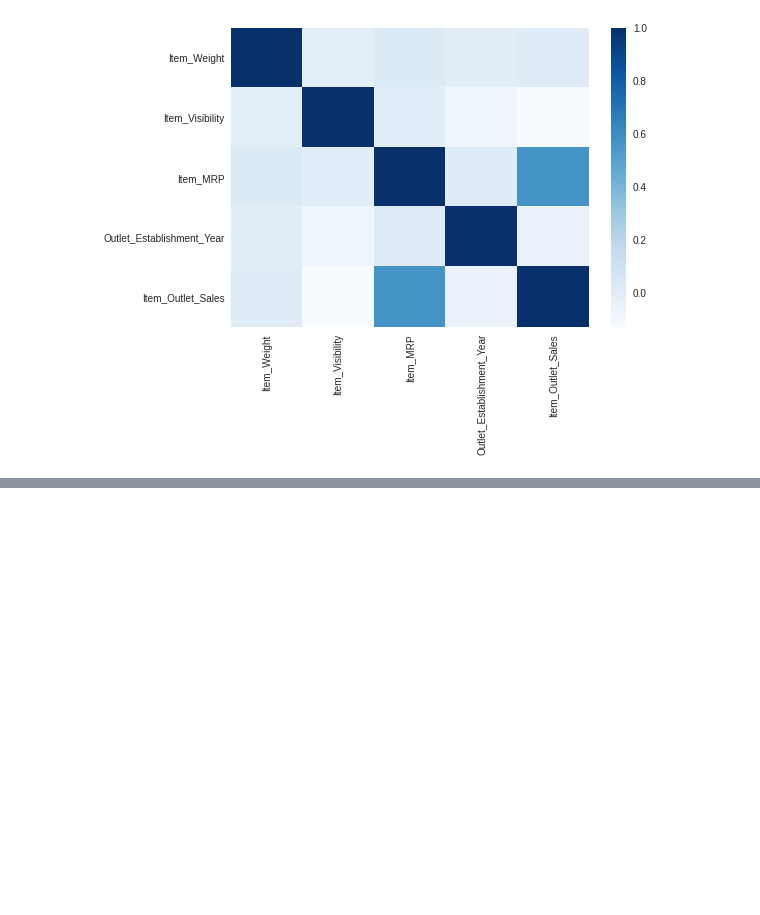
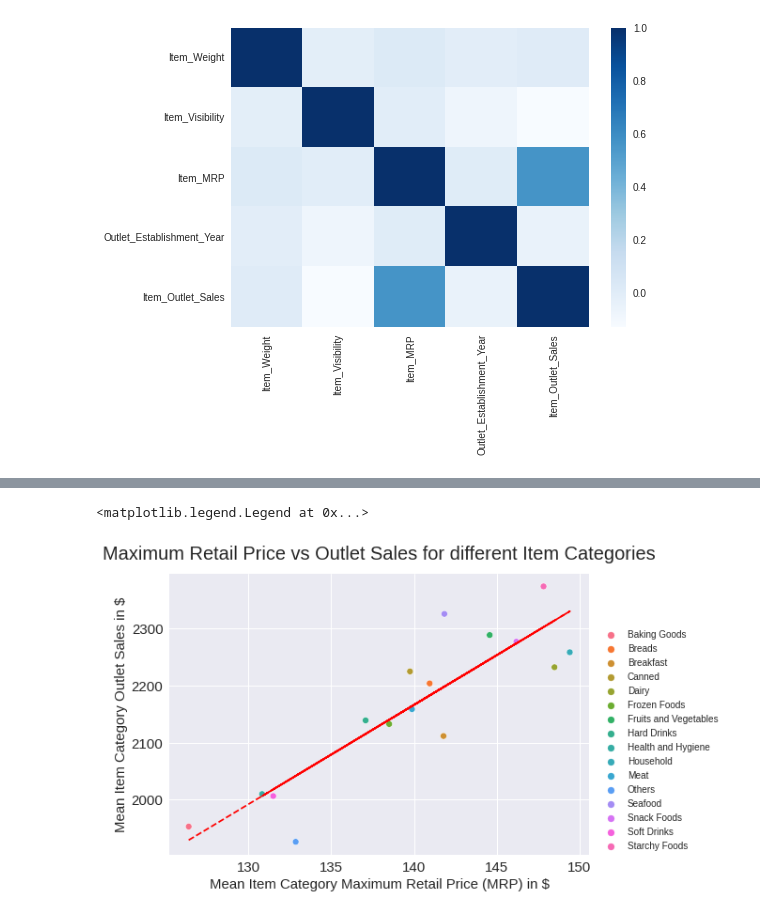
Before and after one commit to ialkamal/food-sales-predictions, a Jupyter notebook: food_sales_predictions.ipynb, the cells around one changed output, grey strips where cells are left out. Saved outputs shown, nothing was run; the diff lists cells and outputs as text; code cells hidden in the pictures; blank space fills up the shorter version.

Commit message:
Week 4 added two visualizations

```diff
--- a/food_sales_predictions.ipynb
+++ b/food_sales_predictions.ipynb
@@ -435,0 +441,3 @@ sns.heatmap(corr,cmap="Blues")
+# %%
+ot =  sales_ds.groupby('Item_Type')['Item_MRP','Item_Outlet_Sales'].mean()
+ot
@@ -435,0 +463,18 @@ sns.heatmap(corr,cmap="Blues")
+# %%
+x = ot['Item_MRP']
+y= ot['Item_Outlet_Sales']
+sns.scatterplot(x='Item_MRP',y='Item_Outlet_Sales',data=ot,hue='Item_Type')
+# Create trend line to show positive correlation between Item MRP and Item Outlet Sales
+# Plotted mean grouped by category
+z = np.polyfit(x, y, 1)
+p = np.poly1d(z)
+plt.plot(x, p(x), "r--")
+plt.title("Maximum Retail Price vs Outlet Sales for different Item Categories",size=20,y=1.03)
+plt.xlabel("Mean Item Category Maximum Retail Price (MRP) in $",size=15)
+plt.ylabel("Mean Item Category Outlet Sales in $",size=15)
+plt.xticks(fontsize=15)
+plt.yticks(fontsize=15)
+plt.legend(loc=(1.02,0))
+# %% [output]
+<matplotlib.legend.Legend at 0x...>
+[figure, added]
```
Also changed, not shown: parts of 6 cells of this notebook.
